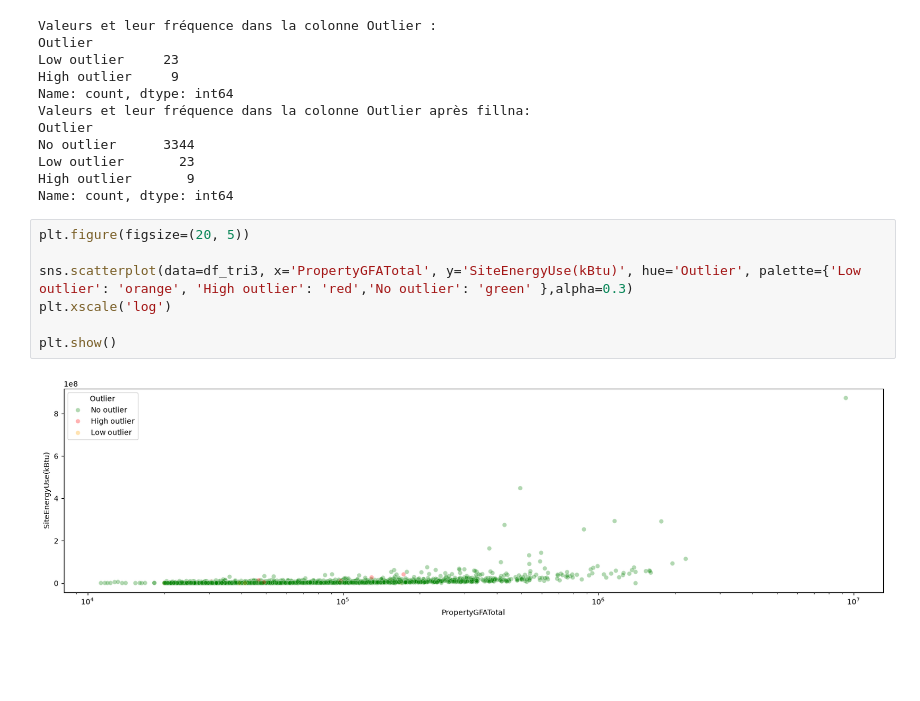
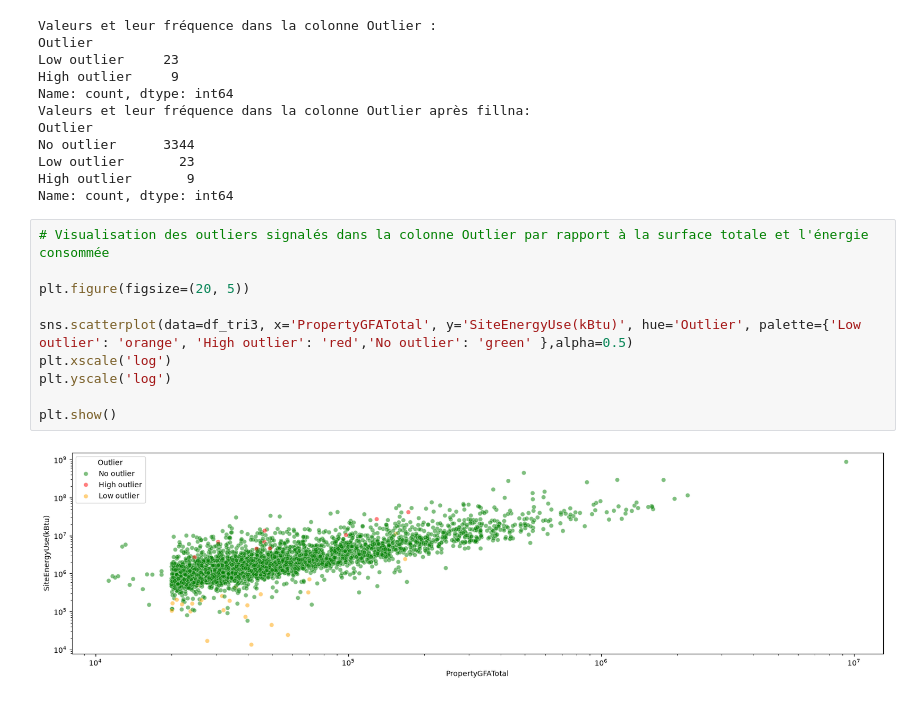
Before and after one commit to Leozmee/Seattle-Electricity-Prediction, a Jupyter notebook: analyse_exploratoire.ipynb, the cells around one changed output. Saved outputs shown, nothing was run; the diff lists cells and outputs as text; blank space fills up the shorter version.

```diff
--- a/analyse_exploratoire.ipynb
+++ b/analyse_exploratoire.ipynb
@@ -216,11 +216,14 @@ Low outlier       23
 High outlier       9
 Name: count, dtype: int64
 # %%
+# Visualisation des outliers signalés dans la colonne Outlier par rapport à la surface totale et l'énergie consommée
+
 plt.figure(figsize=(20, 5))
 
-sns.scatterplot(data=df_tri3, x='PropertyGFATotal', y='SiteEnergyUse(kBtu)', hue='Outlier', palette={'Low outlier': 'orange', 'High outlier': 'red','No outlier': 'green' },alpha=0.3)
+sns.scatterplot(data=df_tri3, x='PropertyGFATotal', y='SiteEnergyUse(kBtu)', hue='Outlier', palette={'Low outlier': 'orange', 'High outlier': 'red','No outlier': 'green' },alpha=0.5)
 plt.xscale('log')
+plt.yscale('log')
 
 plt.show()
 # %% [output]
-[figure, old version]
+[figure, new version]
```
Also changed, not shown: parts of 4 cells of this notebook.
